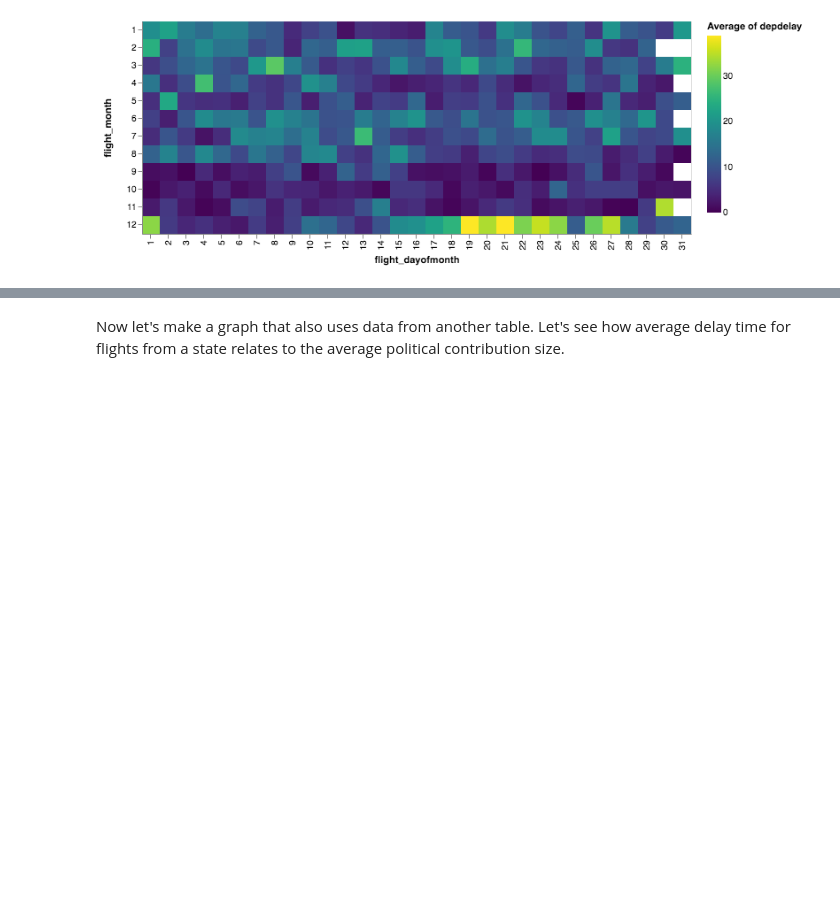
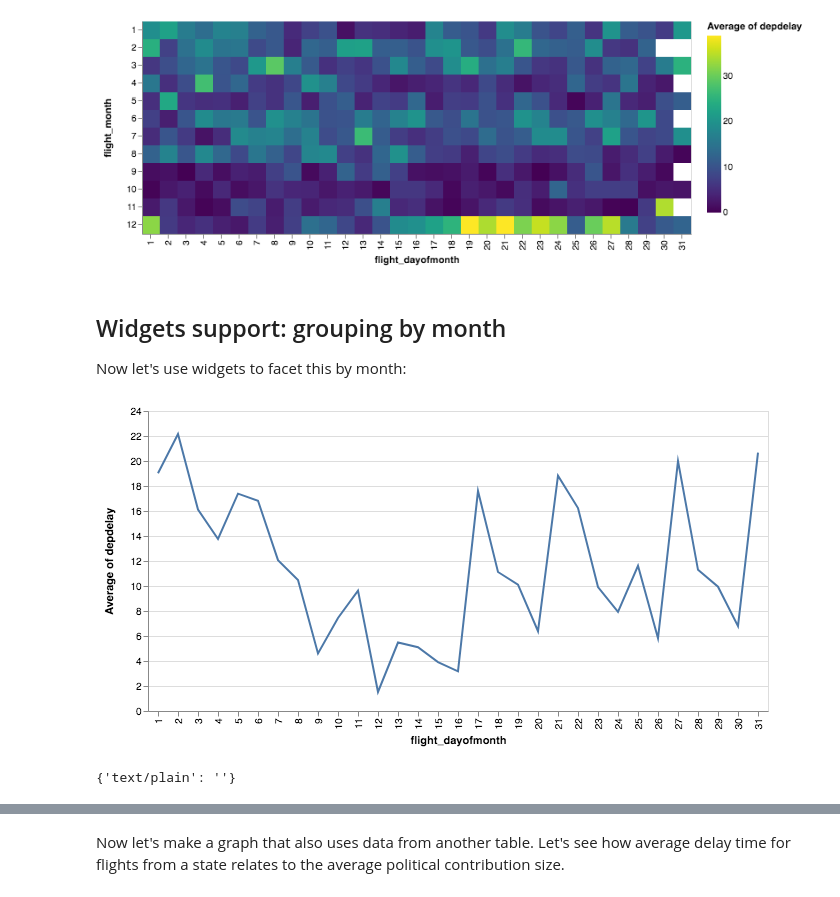
Before and after one commit to heavyai/jupyterlab-heavyai, a Jupyter notebook: notebooks/Ibis + Altair + Extraction.ipynb, the cells around one changed output, grey strips where cells are left out. Saved outputs shown, nothing was run; the diff lists cells and outputs as text; code cells hidden in the pictures; blank space fills up the shorter version.

Commit message:
First go at adding widgets support

```diff
--- a/notebooks/Ibis + Altair + Extraction.ipynb
+++ b/notebooks/Ibis + Altair + Extraction.ipynb
@@ -44,3 +46,11 @@ delay_by_month = alt.Chart(t[t.flight_dayofmonth, t.flight_month, t.depdelay]).m
 delay_by_month
 # %% [output]
 [figure]
+# %% [markdown]
+## Widgets support: grouping by month
+Now let's use widgets to facet this by month:
+# %%
+delay_by_month._repr_mimebundle_(None, None)
+# %% [output]
+[figure, added]
+{'text/plain': ''}
```
Also changed, not shown: parts of 8 cells of this notebook, 4 other files.
